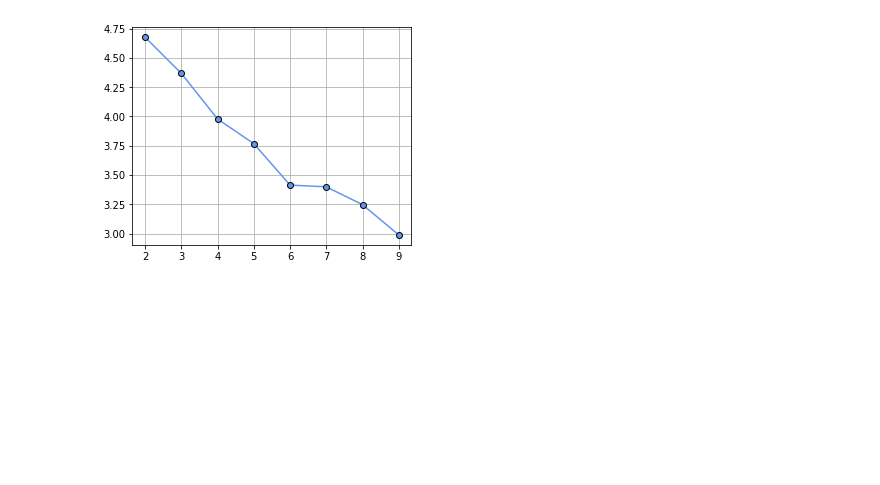
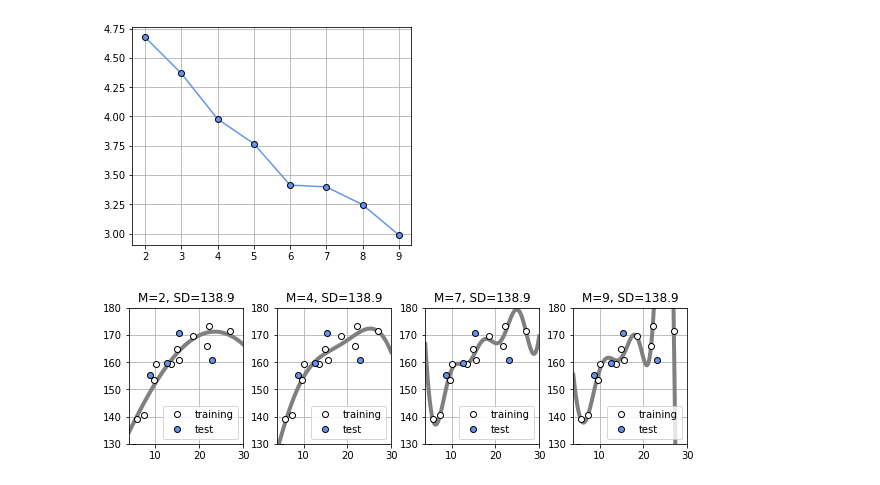
Before and after one commit to rimever/NewMachineLearningTextbook, a Jupyter notebook: chapter5/charpter5_2.ipynb, the cells around one changed output. Drawn from its saved outputs; the diff is of its cells as text; code cells hidden in the pictures; blank space fills up the shorter version.

```diff
--- a/chapter5/charpter5_2.ipynb
+++ b/chapter5/charpter5_2.ipynb
@@ -110,3 +110,33 @@ plt.grid(True)
 plt.show()
 # %% [output]
 [figure]
+# %%
+# 訓練データとテストデータ
+X_test = X[:int(X_n / 4 + 1)]
+T_test = T[:int(X_n / 4 + 1)]
+X_train = X[int(X_n / 4 + 1):]
+T_train = T[int(X_n / 4 + 1):]
+
+plt.figure(figsize=(10,2.5))
+
+plt.subplots_adjust(wspace=0.3)
+
+M=[2,4,7,9]
+for i in range(len(M)):
+    plt.subplot(1, len(M), i+1)
+    W = fit_gauss_func(X_train, T_train, M[i])
+    show_gauss_func(W)
+    plt.plot(X_train, T_train, marker='o',
+             linestyle='None', color='white',
+             markeredgecolor='black', label='training')
+    plt.plot(X_test, T_test, linestyle='None', marker='o',
+             color='cornflowerblue',markeredgecolor='black', label='test')
+    plt.legend(loc='lower right', fontsize=10,numpoints=1)
+    plt.xlim(X_min,X_max)
+    plt.ylim(130,180)
+    plt.grid(True)
+    mse = mse_gauss_func(X_test,T_test,M)
+    plt.title("M={0:d}, SD={1:.1f}".format(M[i], np.sqrt(mse)))
+plt.show()
+# %% [output]
+[figure, added]
```
Also changed, not shown: parts of 8 cells of this notebook.
